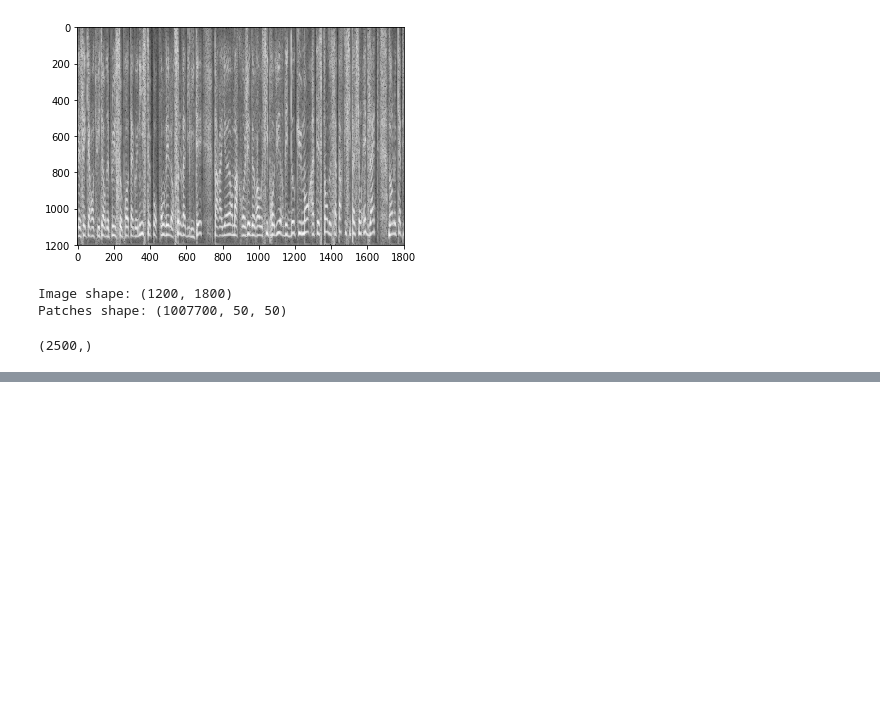
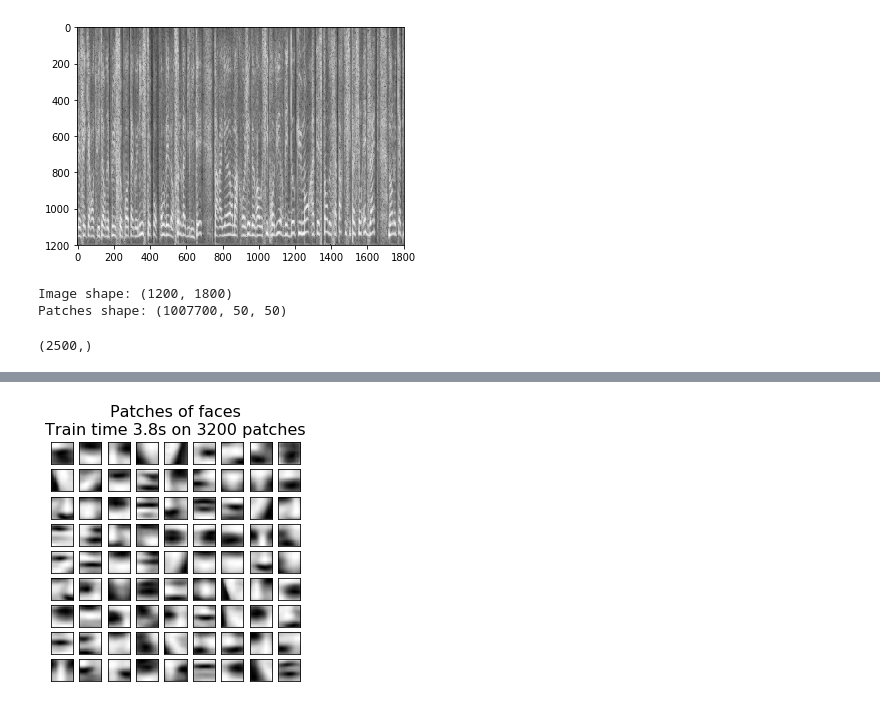
Before and after one commit to Arindam-Jain/personality-detection, a Jupyter notebook: Audio_analysis_2.ipynb, the cells around one changed output, grey strips where cells are left out. Cells and saved outputs as stored; diff of their text form; code cells hidden in the pictures; blank space fills up the shorter version.

```diff
--- a/Audio_analysis_2.ipynb
+++ b/Audio_analysis_2.ipynb
@@ -101,0 +124,65 @@ plt.hist?
+# %%
+print(__doc__)
+
+import time
+
+import matplotlib.pyplot as plt
+import numpy as np
+
+
+from sklearn import datasets
+from sklearn.cluster import MiniBatchKMeans
+from sklearn.feature_extraction.image import extract_patches_2d
+
+faces = datasets.fetch_olivetti_faces()
+
+# #############################################################################
+# Learn the dictionary of images
+
+print('Learning the dictionary... ')
+rng = np.random.RandomState(0)
+kmeans = MiniBatchKMeans(n_clusters=81, random_state=rng, verbose=True)
+patch_size = (20, 20)
+
+buffer = []
+t0 = time.time()
+
+# The online learning part: cycle over the whole dataset 6 times
+index = 0
+for _ in range(6):
+    for img in faces.images:
+        data = extract_patches_2d(img, patch_size, max_patches=50,
+                                  random_state=rng)
+        data = np.reshape(data, (len(data), -1))
+        buffer.append(data)
+        index += 1
+        if index % 10 == 0:
+            data = np.concatenate(buffer, axis=0)
+            data -= np.mean(data, axis=0)
+            data /= np.std(data, axis=0)
+            kmeans.partial_fit(data)
+            buffer = []
+        if index % 100 == 0:
+            print('Partial fit of %4i out of %i'
+                  % (index, 6 * len(faces.images)))
+
+dt = time.time() - t0
+print('done in %.2fs.' % dt)
+
+# #############################################################################
+# Plot the results
+plt.figure(figsize=(4.2, 4))
+for i, patch in enumerate(kmeans.cluster_centers_):
+    plt.subplot(9, 9, i + 1)
+    plt.imshow(patch.reshape(patch_size), cmap=plt.cm.gray,
+               interpolation='nearest')
+    plt.xticks(())
+    plt.yticks(())
+
+
+plt.suptitle('Patches of faces\nTrain time %.1fs on %d patches' %
+             (dt, 8 * len(faces.images)), fontsize=16)
+plt.subplots_adjust(0.08, 0.02, 0.92, 0.85, 0.08, 0.23)
+
+plt.show()
+# %% [output]
@@ -102,3 +206,4 @@ plt.hist?
+[figure, added]
 # %%
 plt.hist(patches[107].ravel(), bins=256, range=(0.0, 1.0), fc='k', ec='k') #calculating histogram
 # %% [output]
```
Also changed, not shown: parts of 7 cells of this notebook, 12 other files.
